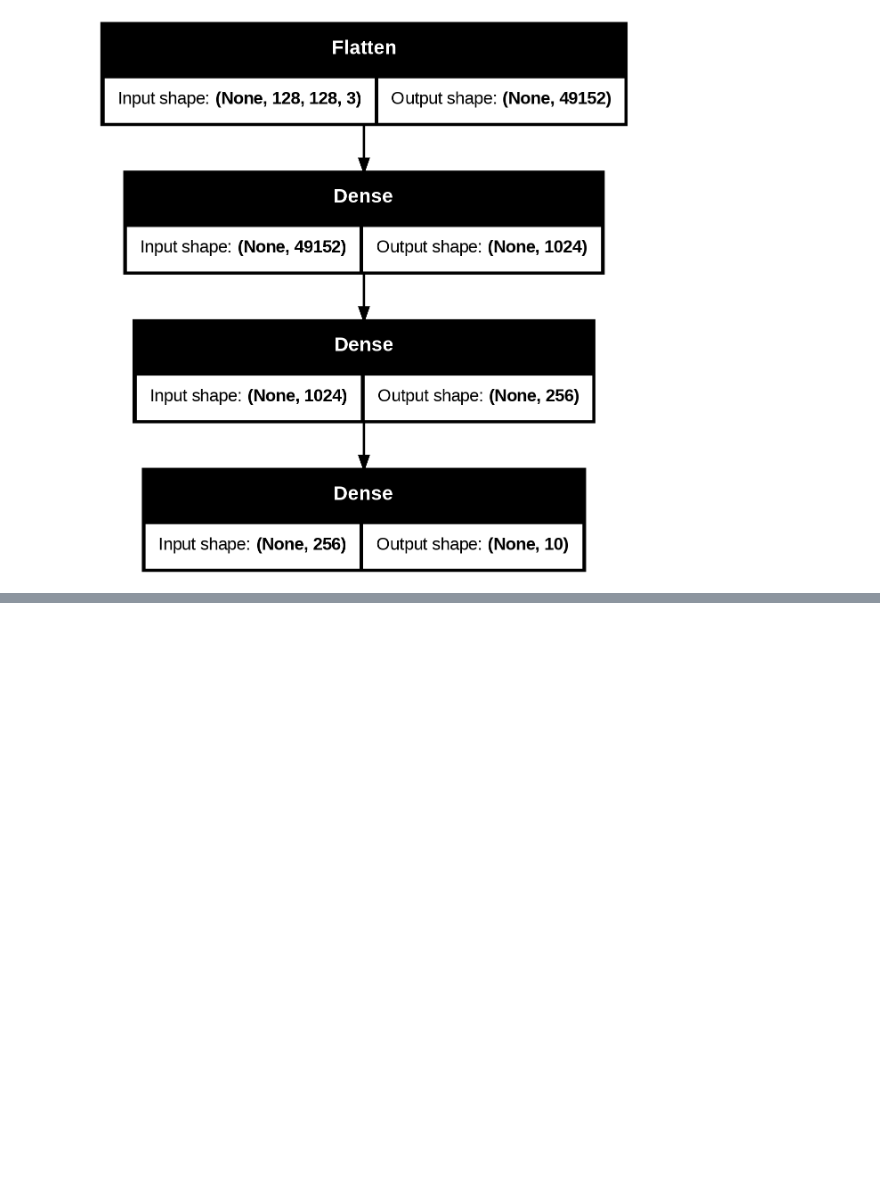
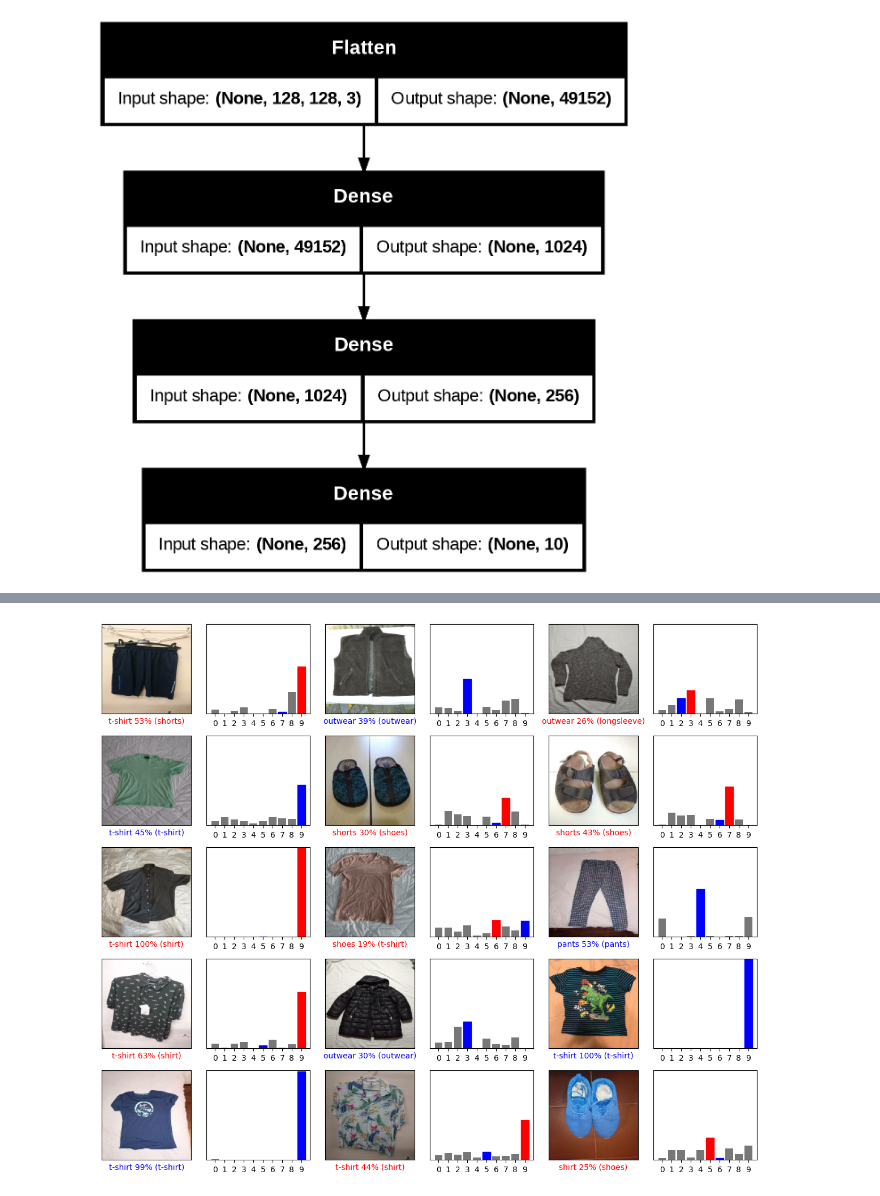
Before and after one commit to ArivalaganRaghavan/Computer-vision-practise, a Jupyter notebook: CV_practise.ipynb, the cells around one changed output, grey strips where cells are left out. Saved outputs shown, nothing was run; the diff lists cells and outputs as text; code cells hidden in the pictures; blank space fills up the shorter version.

```diff
--- a/CV_practise.ipynb
+++ b/CV_practise.ipynb
@@ -343,0 +366,21 @@ def plot_image(pred_array, true_label, img):
+# %%
+true_categories = tf.concat([y for x, y in test_ds], axis=0)
+images = tf.concat([x for x, y in test_ds], axis=0)
+y_pred = model.predict(test_ds)
+class_names = test_data.class_names
+
+# Randomly sample 15 test images and plot it with their predicted labels, and the true labels.
+indices = random.sample(range(len(images)), 15)
+# Color correct predictions in blue and incorrect predictions in red.
+num_rows = 5
+num_cols = 3
+num_images = num_rows*num_cols
+plt.figure(figsize=(2*2*num_cols, 2*num_rows))
+for i,index in enumerate(indices):
+  plt.subplot(num_rows, 2*num_cols, 2*i+1)
+  plot_image(y_pred[index], true_categories[index], images[index])
+  plt.subplot(num_rows, 2*num_cols, 2*i+2)
+  plot_value_array(y_pred[index], true_categories[index])
+plt.tight_layout()
+plt.show()
+# %% [output]
@@ -343,0 +388 @@ def plot_image(pred_array, true_label, img):
+[figure, added]
```
Also changed, not shown: parts of 27 cells of this notebook.
